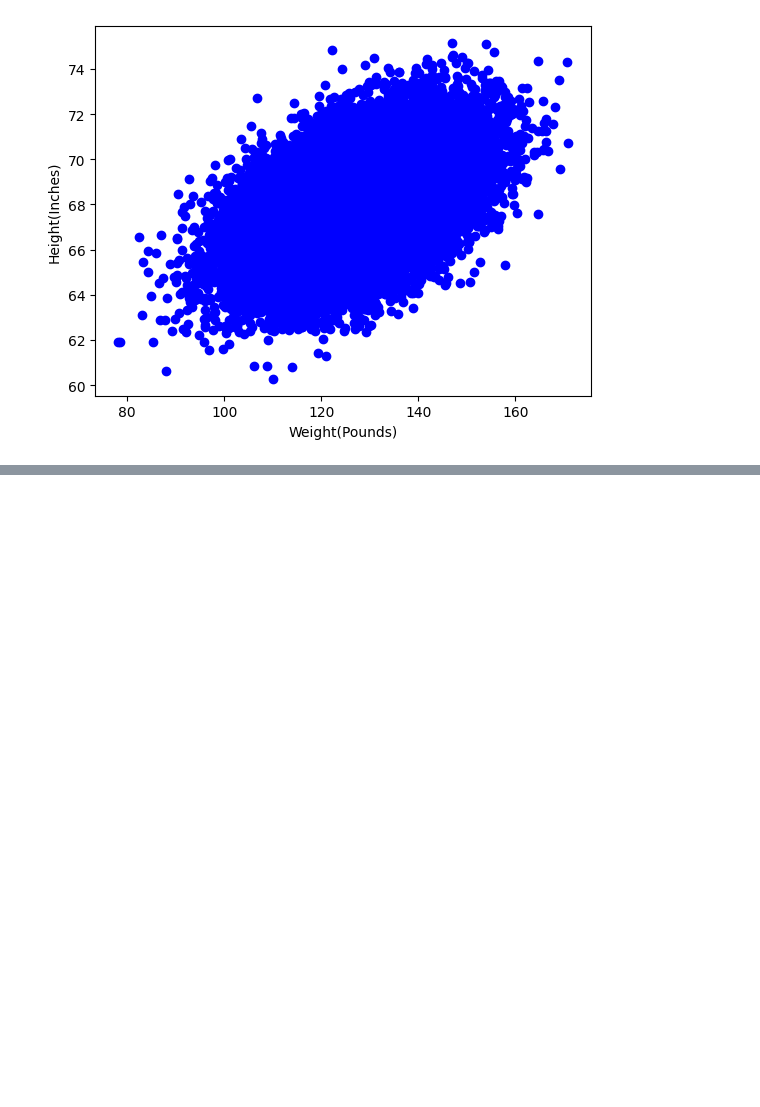
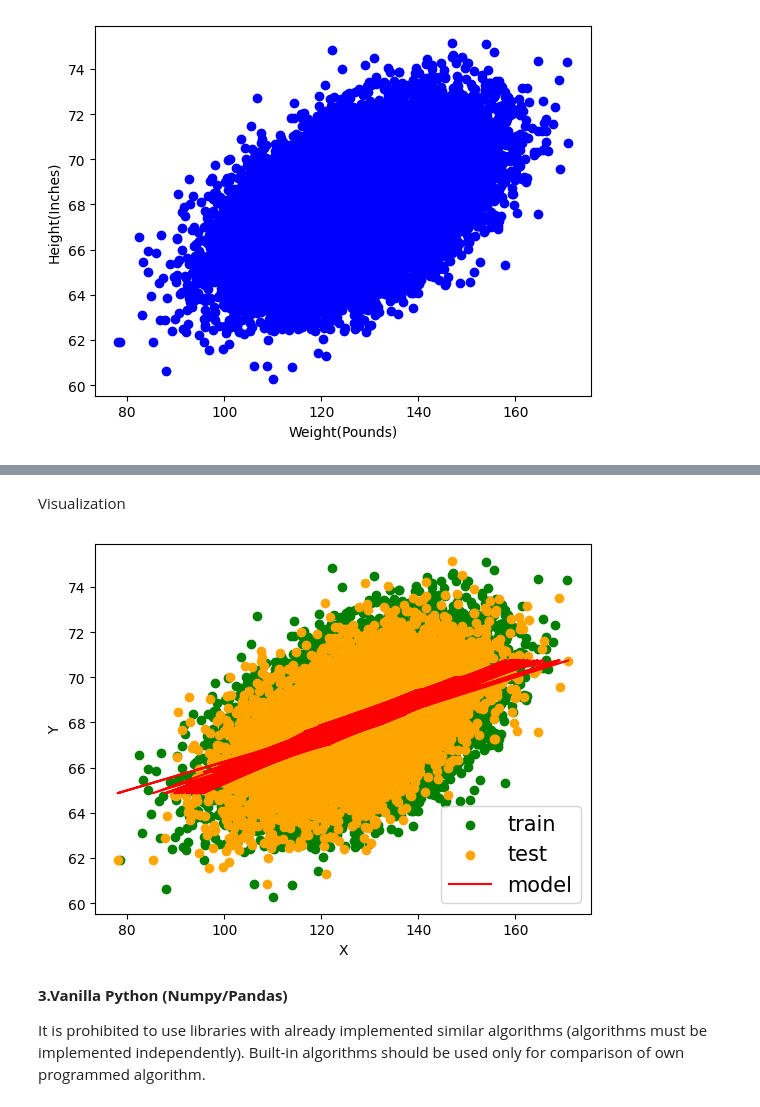
Before and after one commit to neliudochka/WeightsHeights, a Jupyter notebook: 1lab_LiniearRegression.ipynb, the cells around one changed output, grey strips where cells are left out. Drawn from its saved outputs; the diff is of its cells as text; code cells hidden in the pictures; blank space fills up the shorter version.

```diff
--- a/1lab_LiniearRegression.ipynb
+++ b/1lab_LiniearRegression.ipynb
@@ -51,0 +110,21 @@ wTrain, wTest, hTrain, hTest = train_test_split(data[w], data[h], test_size=0.3,
+# %% [markdown]
+Visualization
+# %%
+plt.scatter(wTrain, hTrain, color = 'green')
+plt.scatter(wTest, hTest, color = 'orange')
+plt.plot(wTest, h_model, color = 'red');
+
+plt.legend(('train', 'test', 'model'),
+           scatterpoints=1,
+           loc='lower right',
+           ncol=1,
+           fontsize=15)
+plt.ylabel('Y')
+plt.xlabel('X')
+plt.show()
+# %% [output]
+[figure, added]
+# %% [markdown]
+**3.Vanilla Python (Numpy/Pandas)**
+
+It is prohibited to use libraries with already implemented similar algorithms (algorithms must be implemented independently). Built-in algorithms should be used only for comparison of own programmed algorithm.
```
Also changed, not shown: parts of 13 cells of this notebook.
